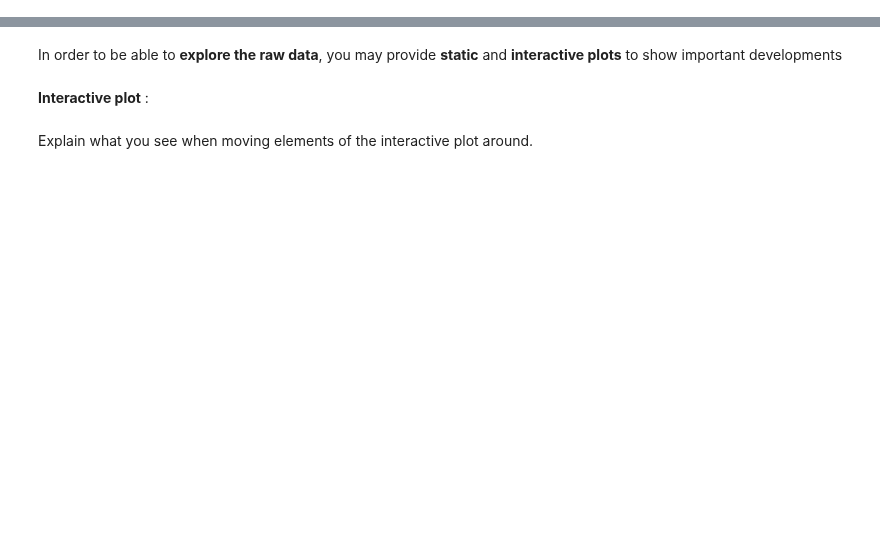
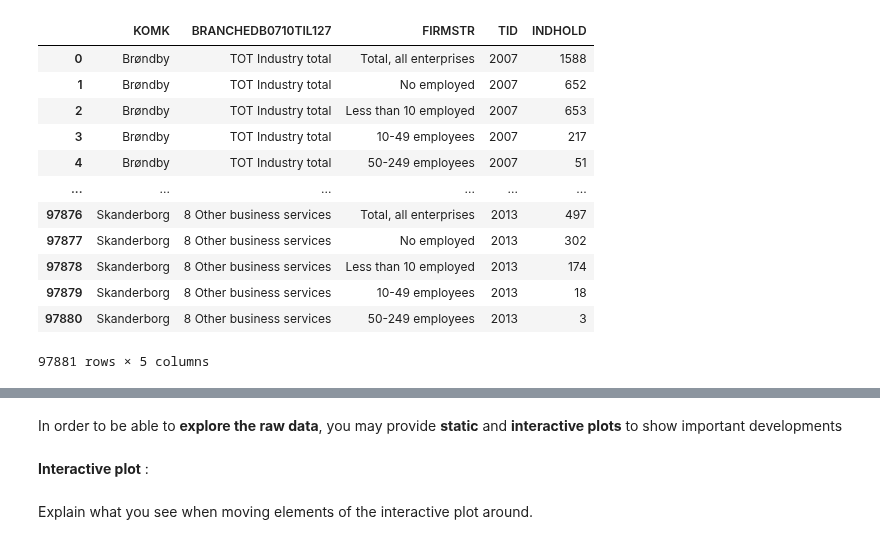
Before and after one commit to NumEconCopenhagen/projects-2024-emil-og-simon, a Jupyter notebook: dataproject/dataproject.ipynb, the cells around one changed output, grey strips where cells are left out. Cells and saved outputs as stored; diff of their text form; code cells hidden in the pictures; blank space fills up the shorter version.

```diff
--- a/dataproject/dataproject.ipynb
+++ b/dataproject/dataproject.ipynb
@@ -186,0 +47,2 @@ test1.plot(x='time',y='#firms',legend=False);
+# %%
+gf02_api = DstApi('GF02')
@@ -186,0 +130,11 @@ test1.plot(x='time',y='#firms',legend=False);
+# %%
+params_gf02 = {'table': 'gf02',
+ 'format': 'BULK',
+ 'lang': 'en',
+ 'variables': [{'code': 'KOMK', 'values': ['*']},
+  {'code': 'BRANCHEDB0710TIL127', 'values': ['TOT', '1','2','3','4','5','6','7','8','9','10','11']},
+  {'code': 'FIRMSTR', 'values': ['*']},
+  {'code': 'Tid', 'values': ['*']}]}
+# %%
+gf02_all = gf02_api.get_data(params=params_gf02)
+gf02_all.head(5)
@@ -186,0 +148,16 @@ test1.plot(x='time',y='#firms',legend=False);
+# %%
+gf02_all
+# %% [output]
+|  | KOMK | BRANCHEDB0710TIL127 | FIRMSTR | TID | INDHOLD |
+| 0 | Brøndby | TOT Industry total | Total, all enterprises | 2007 | 1588 |
+| 1 | Brøndby | TOT Industry total | No employed | 2007 | 652 |
+| 2 | Brøndby | TOT Industry total | Less than 10 employed | 2007 | 653 |
+| 3 | Brøndby | TOT Industry total | 10-49 employees | 2007 | 217 |
+| 4 | Brøndby | TOT Industry total | 50-249 employees | 2007 | 51 |
+| ... | ... | ... | ... | ... | ... |
+| 97876 | Skanderborg | 8 Other business services | Total, all enterprises | 2013 | 497 |
+| 97877 | Skanderborg | 8 Other business services | No employed | 2013 | 302 |
+| 97878 | Skanderborg | 8 Other business services | Less than 10 employed | 2013 | 174 |
+| 97879 | Skanderborg | 8 Other business services | 10-49 employees | 2013 | 18 |
+| 97880 | Skanderborg | 8 Other business services | 50-249 employees | 2013 | 3 |
+97881 rows × 5 columns
```
Also changed, not shown: parts of 50 cells of this notebook, 1 other file.
